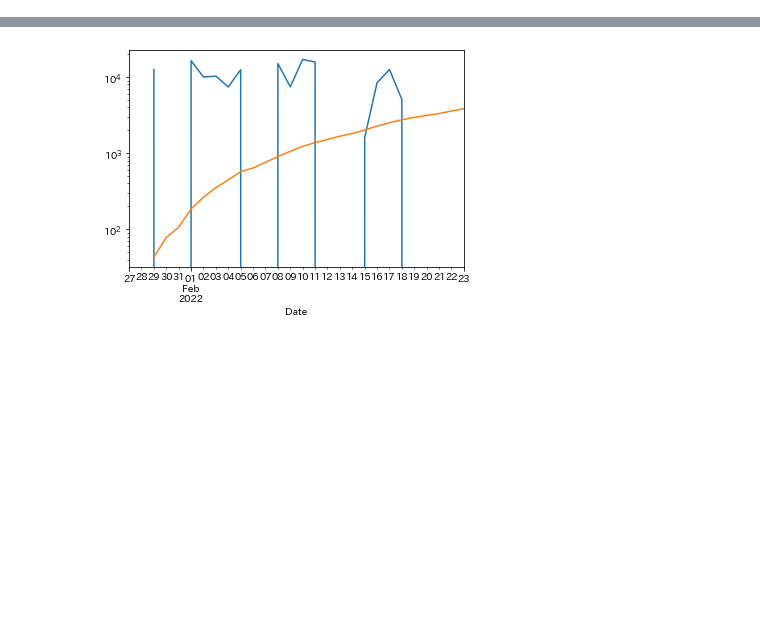
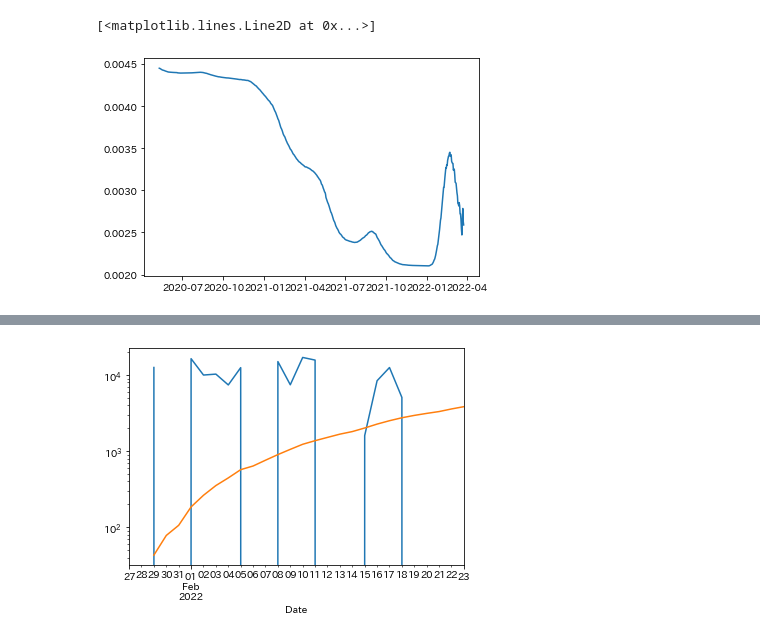
Before and after one commit to nagae/CoVid-19, a Jupyter notebook: check-plot-japan_cases_fatality_rate_since_by_age.ipynb, the cells around one changed output, grey strips where cells are left out. Saved outputs shown, nothing was run; the diff lists cells and outputs as text; code cells hidden in the pictures; blank space fills up the shorter version.

```diff
--- a/check-plot-japan_cases_fatality_rate_since_by_age.ipynb
+++ b/check-plot-japan_cases_fatality_rate_since_by_age.ipynb
@@ -21,3 +38,10 @@ nd_day = nd_day.set_index("Date").diff().dropna()
+# %%
+nc = nc_day[::-1].dropna().astype(int).cumsum()[::-1]
+nd = nd_day[::-1].dropna().astype(int).cumsum()[::-1]
+plt.plot( (nd/nc)["ALL"] )
+# %% [output]
+[<matplotlib.lines.Line2D at 0x...>]
+[figure, added]
 # %%
 fig, ax = plt.subplots(1,1,figsize=(8,6))
 nc = df.xs('陽性者数', level=0, axis=1).diff()[::-1].dropna().astype(int).cumsum()[::-1]
```
Also changed, not shown: parts of 3 cells of this notebook.
